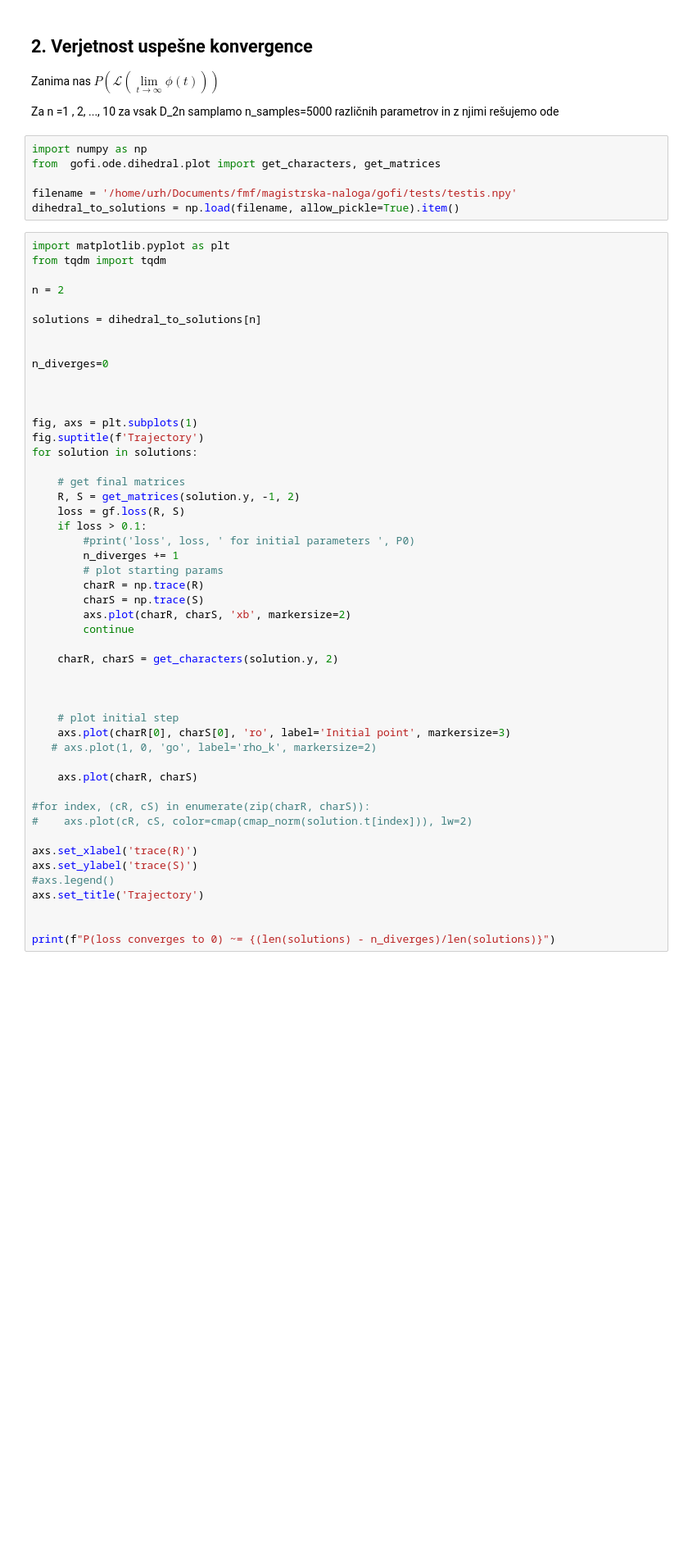
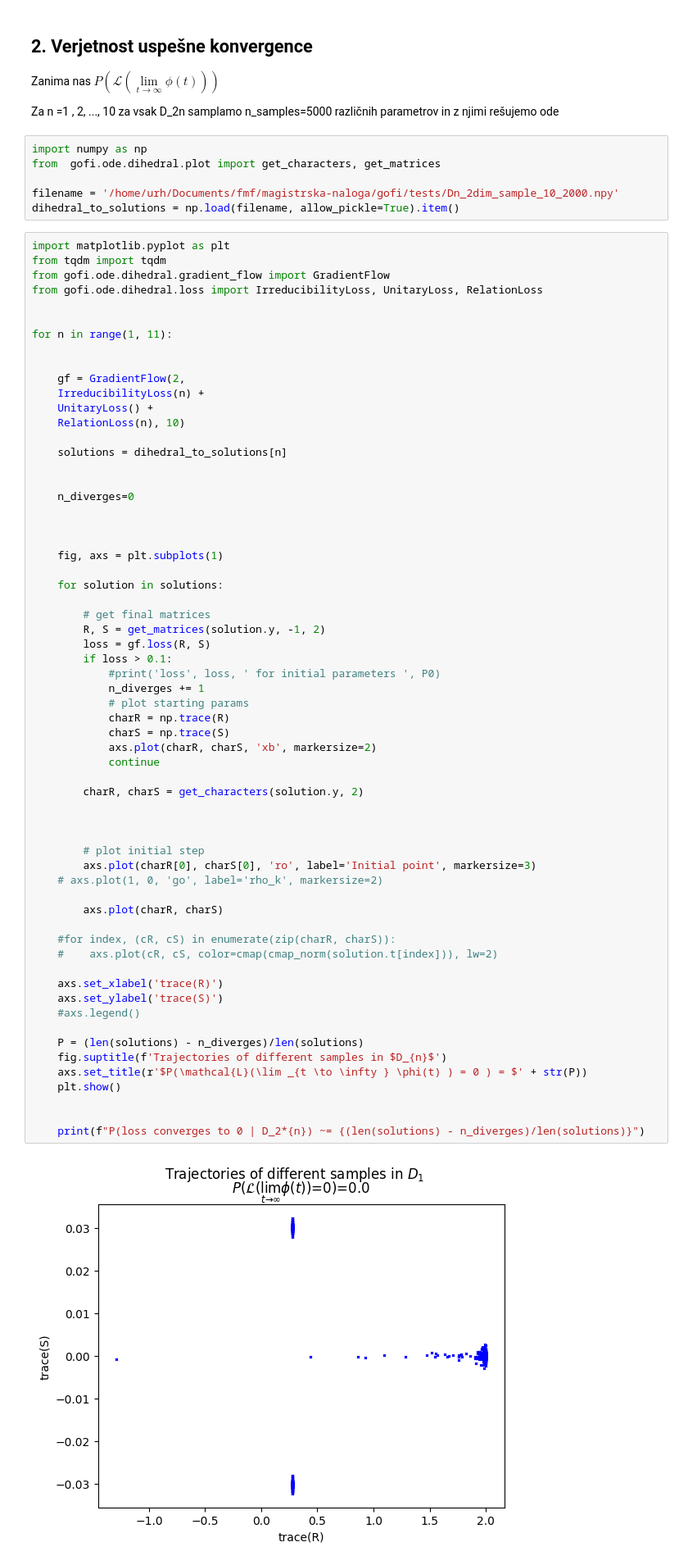
Before and after one commit to urhprimozic/gofi, a Jupyter notebook: gofi/ode/dihedral/experiments.ipynb, the cells around one changed output. Shown at 82% size. Drawn from its saved outputs; the diff is of its cells as text; blank space fills up the shorter version.

Commit message:
probability of convergence to irr

```diff
--- a/gofi/ode/dihedral/experiments.ipynb
+++ b/gofi/ode/dihedral/experiments.ipynb
@@ -10,55 +10,69 @@ Za n =1 , 2, ..., 10 za vsak D_2n samplamo n_samples=5000 različnih parametrov
 import numpy as np
 from  gofi.ode.dihedral.plot import get_characters, get_matrices
 
-filename = '/home/urh/Documents/fmf/magistrska-naloga/gofi/tests/testis.npy'
+filename = '/home/urh/Documents/fmf/magistrska-naloga/gofi/tests/Dn_2dim_sample_10_2000.npy'
 dihedral_to_solutions = np.load(filename, allow_pickle=True).item()
 # %%
 import matplotlib.pyplot as plt
 from tqdm import tqdm
-
-n = 2
-
-solutions = dihedral_to_solutions[n]
+from gofi.ode.dihedral.gradient_flow import GradientFlow
+from gofi.ode.dihedral.loss import IrreducibilityLoss, UnitaryLoss, RelationLoss
 
 
-n_diverges=0
+for n in range(1, 11):
+
+
+    gf = GradientFlow(2,
+    IrreducibilityLoss(n) +
+    UnitaryLoss() +
+    RelationLoss(n), 10)
+
+    solutions = dihedral_to_solutions[n]
+
+
+    n_diverges=0
 
 
 
-fig, axs = plt.subplots(1)
-fig.suptitle(f'Trajectory')
-for solution in solutions:
+    fig, axs = plt.subplots(1)
 
-    # get final matrices
-    R, S = get_matrices(solution.y, -1, 2)
-    loss = gf.loss(R, S)
-    if loss > 0.1:
-        #print('loss', loss, ' for initial parameters ', P0)
-        n_diverges += 1
-        # plot starting params
-        charR = np.trace(R)
-        charS = np.trace(S)
-        axs.plot(charR, charS, 'xb', markersize=2)
-        continue
+    for solution in solutions:
 
-    charR, charS = get_characters(solution.y, 2)
+        # get final matrices
+        R, S = get_matrices(solution.y, -1, 2)
+        loss = gf.loss(R, S)
+        if loss > 0.1:
+            #print('loss', loss, ' for initial parameters ', P0)
+            n_diverges += 1
+            # plot starting params
+            charR = np.trace(R)
+            charS = np.trace(S)
+            axs.plot(charR, charS, 'xb', markersize=2)
+            continue
+
+        charR, charS = get_characters(solution.y, 2)
 
 
 
-    # plot initial step
-    axs.plot(charR[0], charS[0], 'ro', label='Initial point', markersize=3)
-   # axs.plot(1, 0, 'go', label='rho_k', markersize=2)
+        # plot initial step
+        axs.plot(charR[0], charS[0], 'ro', label='Initial point', markersize=3)
+    # axs.plot(1, 0, 'go', label='rho_k', markersize=2)
 
-    axs.plot(charR, charS)
+        axs.plot(charR, charS)
 
-#for index, (cR, cS) in enumerate(zip(charR, charS)):
-#    axs.plot(cR, cS, color=cmap(cmap_norm(solution.t[index])), lw=2)
+    #for index, (cR, cS) in enumerate(zip(charR, charS)):
+    #    axs.plot(cR, cS, color=cmap(cmap_norm(solution.t[index])), lw=2)
 
-axs.set_xlabel('trace(R)')
-axs.set_ylabel('trace(S)')
-#axs.legend()
-axs.set_title('Trajectory')
+    axs.set_xlabel('trace(R)')
+    axs.set_ylabel('trace(S)')
+    #axs.legend()
+
+    P = (len(solutions) - n_diverges)/len(solutions)
+    fig.suptitle(f'Trajectories of different samples in $D_{n}$')
+    axs.set_title(r'$P(\mathcal{L}(\lim _{t \to \infty } \phi(t) ) = 0 ) = $' + str(P))
+    plt.show()
 
 
-print(f"P(loss converges to 0) ~= {(len(solutions) - n_diverges)/len(solutions)}")
+    print(f"P(loss converges to 0 | D_2*{n}) ~= {(len(solutions) - n_diverges)/len(solutions)}")
 # %% [output]
+[figure, new version]
```
Also changed, not shown: parts of 1 cell of this notebook, 2 other files.
